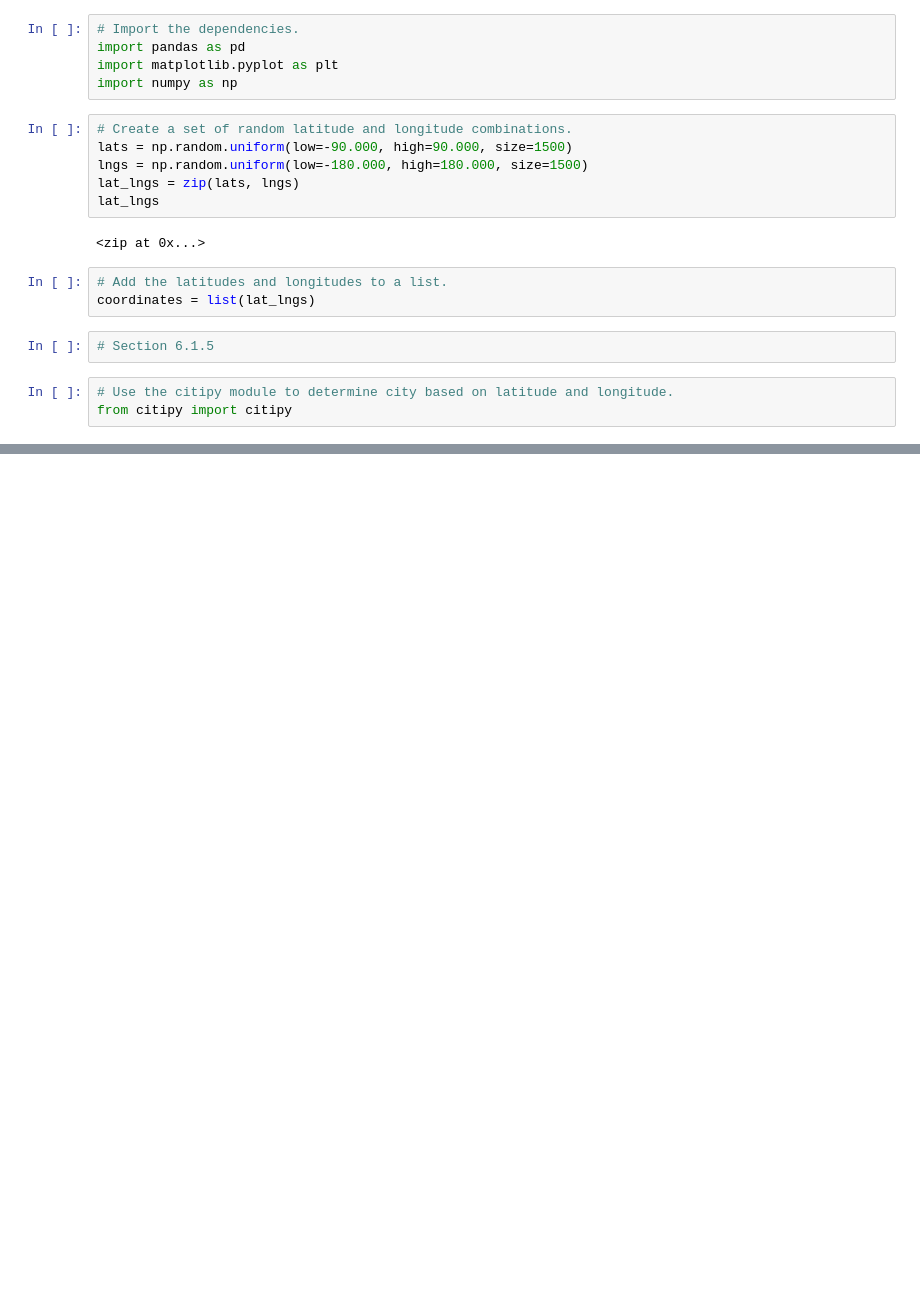
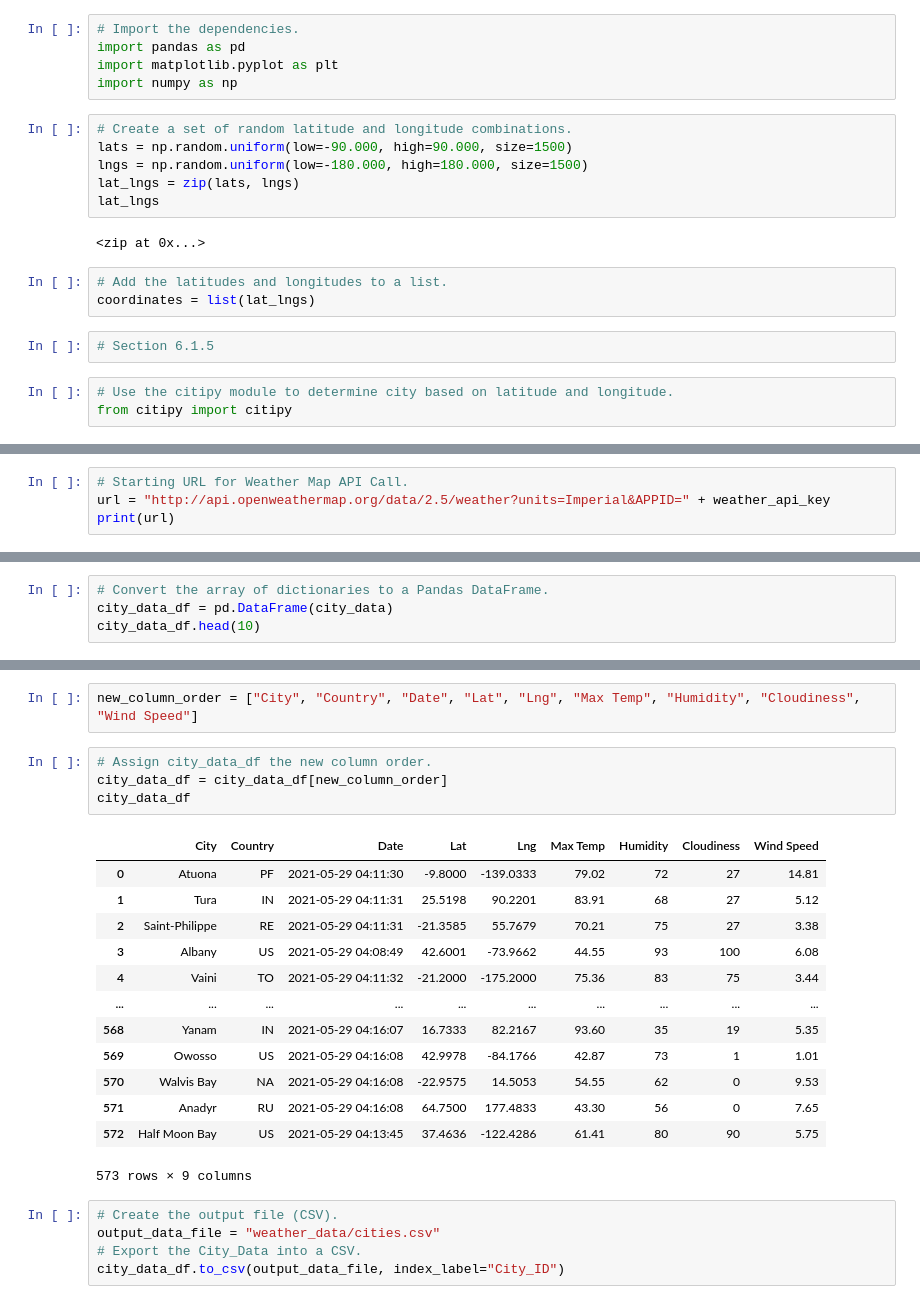
Before and after one commit to aparihar1984/Module_6_World_Weather_Analysis_Redo, a Jupyter notebook: WeatherPy.ipynb, the cells around one changed output, grey strips where cells are left out. Cells and saved outputs as stored; diff of their text form; blank space fills up the shorter version.

```diff
--- a/WeatherPy.ipynb
+++ b/WeatherPy.ipynb
@@ -37,0 +46,4 @@ len(cities)
+# %%
+# Starting URL for Weather Map API Call.
+url = "http://api.openweathermap.org/data/2.5/weather?units=Imperial&APPID=" + weather_api_key
+print(url)
@@ -37,0 +135,4 @@ len(cities)
+# %%
+# Convert the array of dictionaries to a Pandas DataFrame.
+city_data_df = pd.DataFrame(city_data)
+city_data_df.head(10)
@@ -37,0 +151,25 @@ len(cities)
+# %%
+new_column_order = ["City", "Country", "Date", "Lat", "Lng", "Max Temp", "Humidity", "Cloudiness", "Wind Speed"]
+# %%
+# Assign city_data_df the new column order.
+city_data_df = city_data_df[new_column_order]
+city_data_df
+# %% [output]
+|  | City | Country | Date | Lat | Lng | Max Temp | Humidity | Cloudiness | Wind Speed |
+| 0 | Atuona | PF | 2021-05-29 04:11:30 | -9.8000 | -139.0333 | 79.02 | 72 | 27 | 14.81 |
+| 1 | Tura | IN | 2021-05-29 04:11:31 | 25.5198 | 90.2201 | 83.91 | 68 | 27 | 5.12 |
+| 2 | Saint-Philippe | RE | 2021-05-29 04:11:31 | -21.3585 | 55.7679 | 70.21 | 75 | 27 | 3.38 |
+| 3 | Albany | US | 2021-05-29 04:08:49 | 42.6001 | -73.9662 | 44.55 | 93 | 100 | 6.08 |
+| 4 | Vaini | TO | 2021-05-29 04:11:32 | -21.2000 | -175.2000 | 75.36 | 83 | 75 | 3.44 |
+| ... | ... | ... | ... | ... | ... | ... | ... | ... | ... |
+| 568 | Yanam | IN | 2021-05-29 04:16:07 | 16.7333 | 82.2167 | 93.60 | 35 | 19 | 5.35 |
+| 569 | Owosso | US | 2021-05-29 04:16:08 | 42.9978 | -84.1766 | 42.87 | 73 | 1 | 1.01 |
+| 570 | Walvis Bay | NA | 2021-05-29 04:16:08 | -22.9575 | 14.5053 | 54.55 | 62 | 0 | 9.53 |
+| 571 | Anadyr | RU | 2021-05-29 04:16:08 | 64.7500 | 177.4833 | 43.30 | 56 | 0 | 7.65 |
+| 572 | Half Moon Bay | US | 2021-05-29 04:13:45 | 37.4636 | -122.4286 | 61.41 | 80 | 90 | 5.75 |
+573 rows × 9 columns
+# %%
+# Create the output file (CSV).
+output_data_file = "weather_data/cities.csv"
+# Export the City_Data into a CSV.
+city_data_df.to_csv(output_data_file, index_label="City_ID")
```
Also changed, not shown: parts of 8 cells of this notebook, 3 other files.
